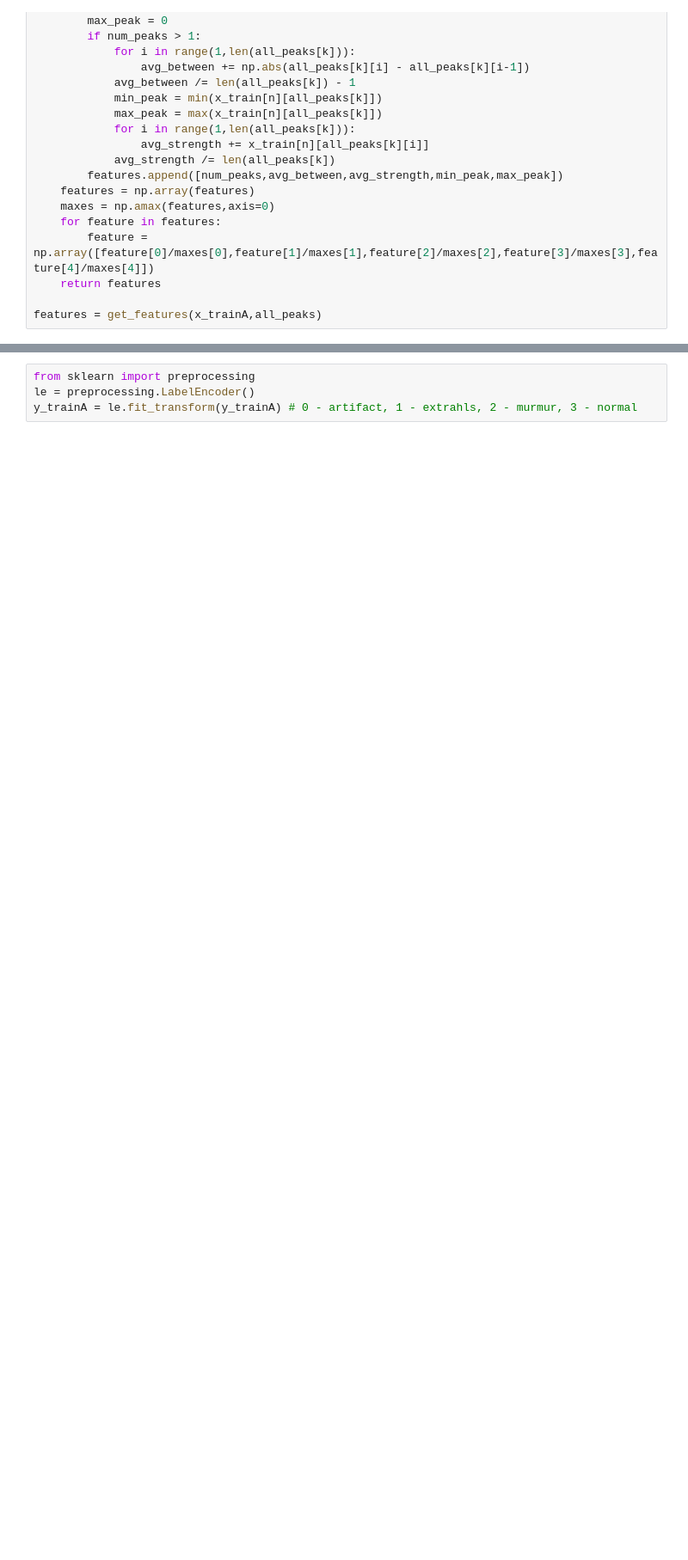
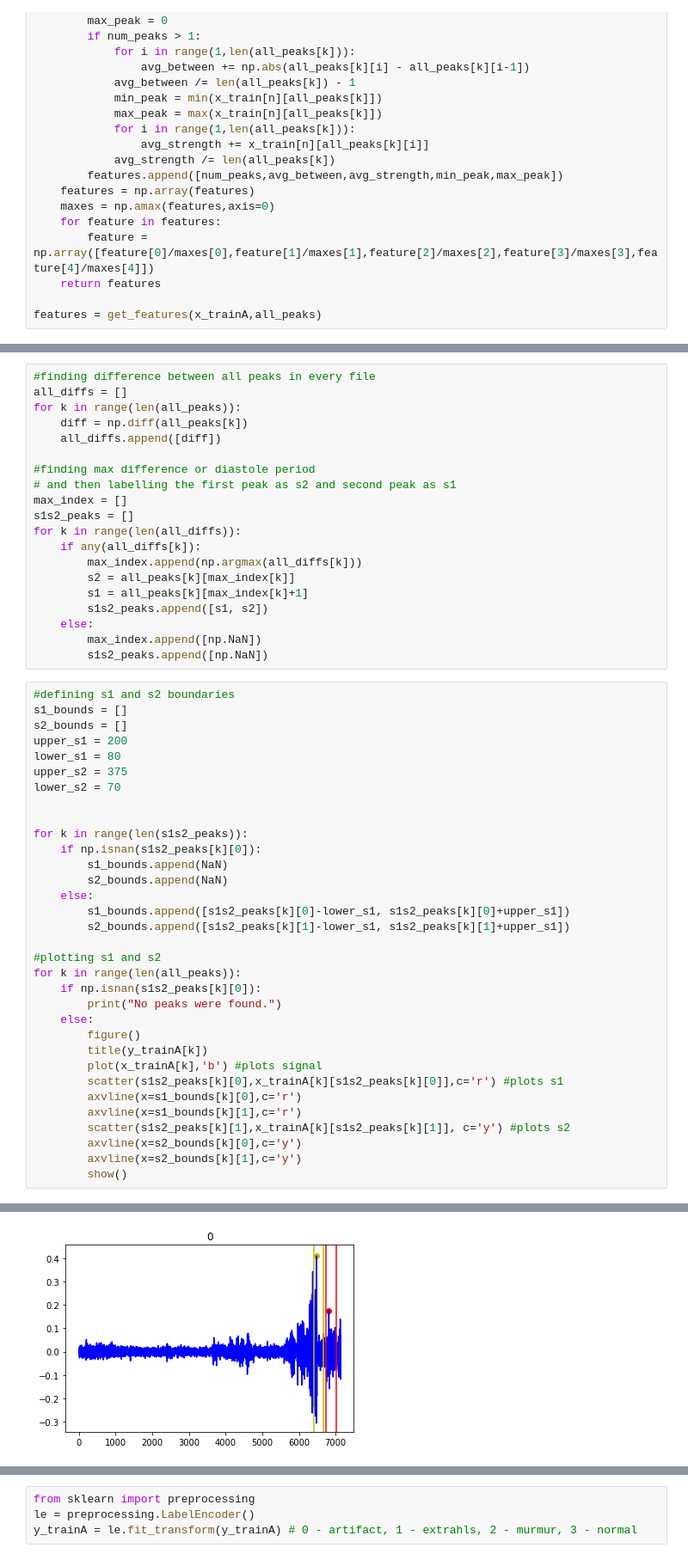
Before and after one commit to lindawangg/Classifying-Heartbeats, a Jupyter notebook: classifying_heartbeats_rough.ipynb, the cells around one changed output, grey strips where cells are left out. Shown at 86% size. Cells and saved outputs as stored; diff of their text form; blank space fills up the shorter version.

```diff
--- a/classifying_heartbeats_rough.ipynb
+++ b/classifying_heartbeats_rough.ipynb
@@ -279,0 +322,54 @@ features = get_features(x_trainA,all_peaks)
+# %%
+#finding difference between all peaks in every file
+all_diffs = []
+for k in range(len(all_peaks)):
+    diff = np.diff(all_peaks[k])
+    all_diffs.append([diff])
+
+#finding max difference or diastole period
+# and then labelling the first peak as s2 and second peak as s1
+max_index = []
+s1s2_peaks = []
+for k in range(len(all_diffs)):
+    if any(all_diffs[k]):
+        max_index.append(np.argmax(all_diffs[k]))
+        s2 = all_peaks[k][max_index[k]]
+        s1 = all_peaks[k][max_index[k]+1]
+        s1s2_peaks.append([s1, s2])
+    else:
+        max_index.append([np.NaN])
+        s1s2_peaks.append([np.NaN])
+# %%
+#defining s1 and s2 boundaries
+s1_bounds = []
+s2_bounds = []
+upper_s1 = 200
+lower_s1 = 80
+upper_s2 = 375
+lower_s2 = 70
+
+
+for k in range(len(s1s2_peaks)):
+    if np.isnan(s1s2_peaks[k][0]):
+        s1_bounds.append(NaN)
+        s2_bounds.append(NaN)
+    else:
+        s1_bounds.append([s1s2_peaks[k][0]-lower_s1, s1s2_peaks[k][0]+upper_s1])
+        s2_bounds.append([s1s2_peaks[k][1]-lower_s1, s1s2_peaks[k][1]+upper_s1])
+
+#plotting s1 and s2
+for k in range(len(all_peaks)):
+    if np.isnan(s1s2_peaks[k][0]):
+        print("No peaks were found.")
+    else:
+        figure()
+        title(y_trainA[k])
+        plot(x_trainA[k],'b') #plots signal
+        scatter(s1s2_peaks[k][0],x_trainA[k][s1s2_peaks[k][0]],c='r') #plots s1
+        axvline(x=s1_bounds[k][0],c='r')
+        axvline(x=s1_bounds[k][1],c='r')
+        scatter(s1s2_peaks[k][1],x_trainA[k][s1s2_peaks[k][1]], c='y') #plots s2
+        axvline(x=s2_bounds[k][0],c='y')
+        axvline(x=s2_bounds[k][1],c='y')
+        show()
+# %% [output]
@@ -279,0 +378 @@ features = get_features(x_trainA,all_peaks)
+[figure, added]
```
Also changed, not shown: parts of 10 cells of this notebook.
